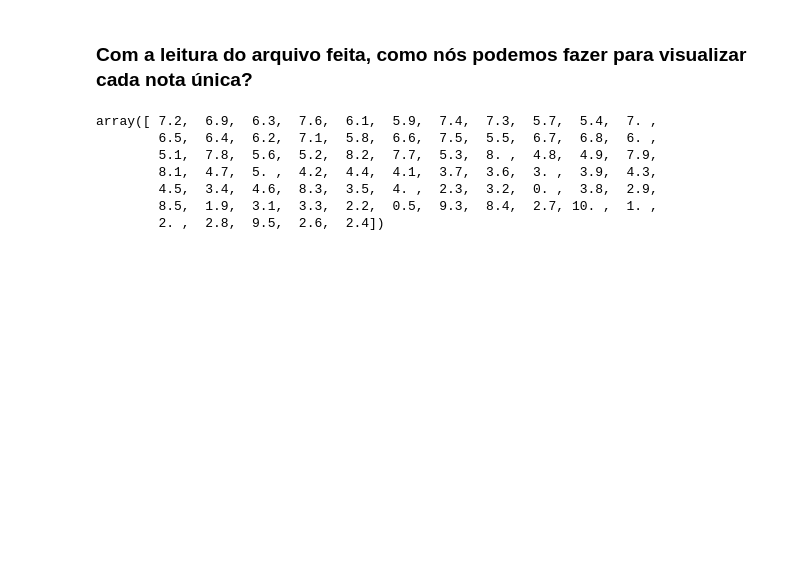
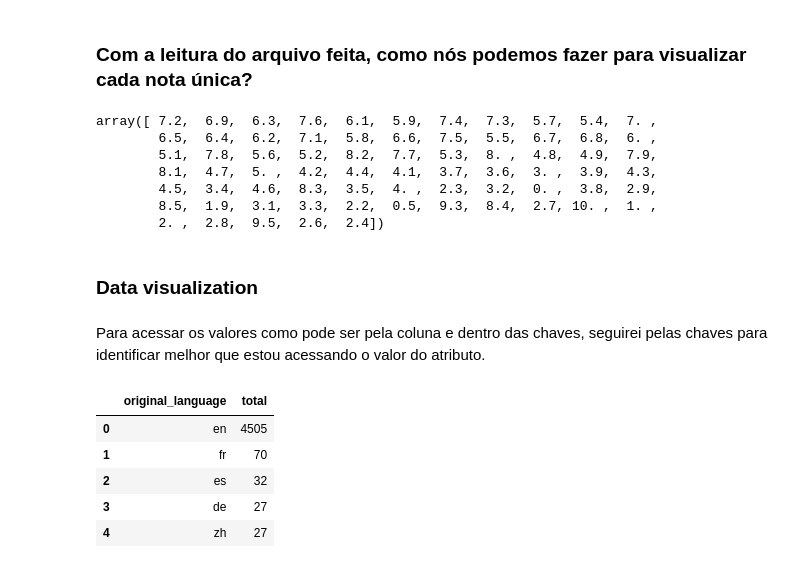
Before and after one commit to laurivansareta/introducao-a-data-science, a Jupyter notebook: Introdução_a_Data_Science.ipynb, the cells around one changed output. Drawn from its saved outputs; the diff is of its cells as text; code cells hidden in the pictures; blank space fills up the shorter version.

```diff
--- a/Introdução_a_Data_Science.ipynb
+++ b/Introdução_a_Data_Science.ipynb
@@ -332,3 +335,20 @@ array([ 7.2,  6.9,  6.3,  7.6,  6.1,  5.9,  7.4,  7.3,  5.7,  5.4,  7. ,
         4.5,  3.4,  4.6,  8.3,  3.5,  4. ,  2.3,  3.2,  0. ,  3.8,  2.9,
         8.5,  1.9,  3.1,  3.3,  2.2,  0.5,  9.3,  8.4,  2.7, 10. ,  1. ,
         2. ,  2.8,  9.5,  2.6,  2.4])
+# %% [markdown]
+### Data visualization
+# %% [markdown]
+Para acessar os valores como pode ser pela coluna e dentro das chaves, seguirei pelas chaves para identificar melhor que estou acessando o valor do atributo.
+# %%
+# Cria nova tabela com a lingua e a quantidade
+contagem_de_lingua = tmdb["original_language"].value_counts().to_frame().reset_index()
+contagem_de_lingua.columns = ["original_language", "total"]
+
+contagem_de_lingua.head()
+# %% [output]
+|  | original_language | total |
+| 0 | en | 4505 |
+| 1 | fr | 70 |
+| 2 | es | 32 |
+| 3 | de | 27 |
+| 4 | zh | 27 |
```
Also changed, not shown: parts of 8 cells of this notebook.
